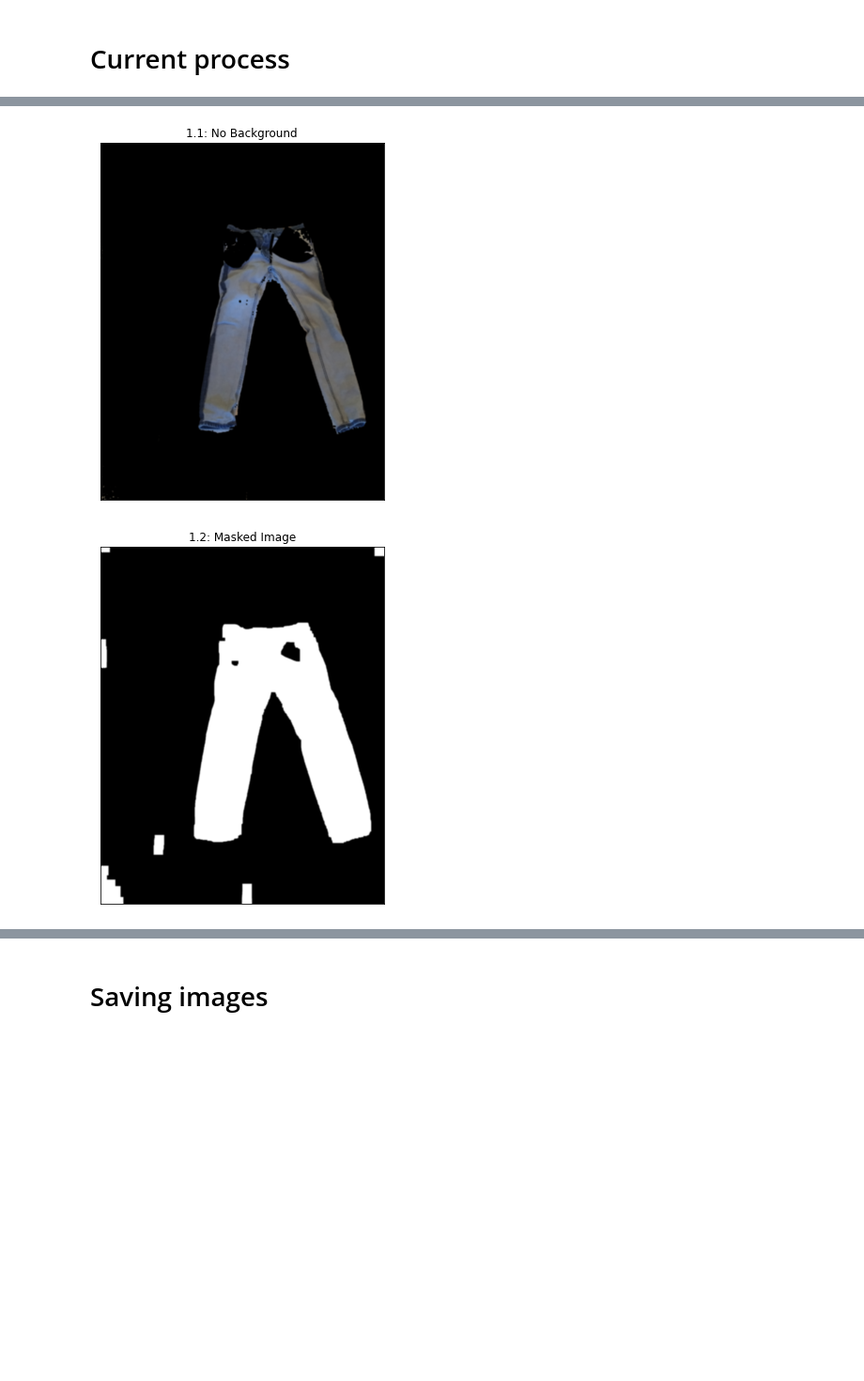
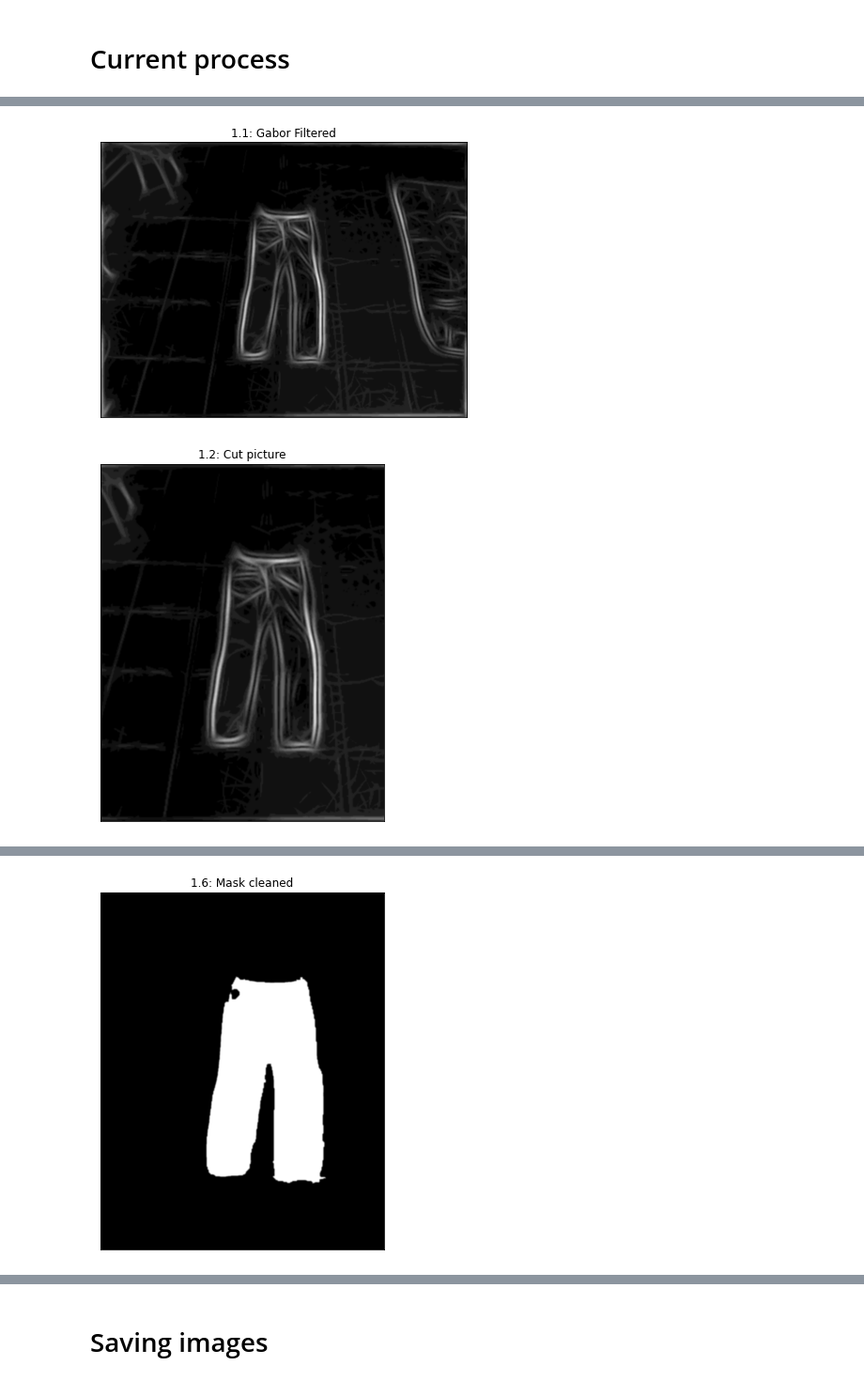
Before and after one commit to ensapra/TreballFinaldeGrau, a Jupyter notebook: ComputerVision/Part A Improved.ipynb, the cells around one changed output, grey strips where cells are left out. Shown at 94% size. Cells and saved outputs as stored; diff of their text form; code cells hidden in the pictures; blank space fills up the shorter version.

```diff
--- a/ComputerVision/Part A Improved.ipynb
+++ b/ComputerVision/Part A Improved.ipynb
@@ -117,0 +85,41 @@ def apply_filter(img, filters):
+# %%
+def apply_filter(img, filters):
+    #Normalize Image
+    img = (img - img.mean()) / img.std()
+
+    # This general function is designed to apply filters to our image
+    # First create a numpy array the same size as our input image
+    newimage = np.zeros_like(img)
+    appliedFilters = []
+    # Starting with a blank image, we loop through the images and apply our Gabor Filter
+    # On each iteration, we take the highest value (super impose), until we have the max value across all filters
+    # The final image is returned
+    depth = -1 # remain depth same as original image
+
+    for kern in filters:  # Loop through the kernels in our GaborFilter
+        image_filter = np.sqrt(nd.convolve(img, np.real(kern), mode='wrap')**2 +
+                   nd.convolve(img, np.imag(kern), mode='wrap')**2)
+        # Using Numpy.maximum to compare our filter and cumulative image, taking the higher value (max)
+        np.maximum(newimage, image_filter, newimage)
+    #newimage = np.array(newimage, dtype='int')
+    newimage = np.uint8(newimage)
+    return newimage
+# %%
+def create_gaborfilter():
+    #https://scikit-image.org/docs/0.11.x/auto_examples/plot_gabor.html
+    # This function is designed to produce a set of GaborFilters
+    # an even distribution of theta values equally distributed amongst pi rad / 180 degree
+
+    filters = []
+    num_filters = 16
+    ksize = 35  # The local area to evaluate
+    sigma = 4.0
+    # Larger Values produce more edges
+    lambd = 10.0 #distancia entre picos
+    gamma = 0.5 #com d'eliptic
+    psi = 0  # Offset value - lower generates cleaner results
+    for theta in np.arange(0, np.pi, np.pi / num_filters):  # Theta is the orientation for edge detection
+        kern = cv2.getGaborKernel((ksize, ksize), sigma, theta, lambd, gamma, psi, ktype=cv2.CV_64F)
+        kern /= 1.0 * kern.sum()  # Brightness normalization
+        filters.append(kern)
+    return filters
@@ -405,7 +480,7 @@ def getTopPants(image_og, image, imageMask, corners, scalingFactor, DEBUG = Fals
 # %% [markdown]
 # Current process
 # %%
-PictureRoute = r'Data\NewDataset\Reverse_Up\1652615425184.jpg'
+PictureRoute = r'Data\NewDataset\Reverse_Up\1652615425109.jpg'
 scalingFactor = 1/8.0
 x1 = 600
 x2 = 3000
@@ -419,5 +494,5 @@ showimage(image, pltTitle='Original')
 # %%
-imageCut, imageDown, imageMask,_ = extractBKG(image,  x1 = x1, x2 = x2,y1 = y1, y2 = y2,DEBUG = True)
+imageCut, imageDown, imageMask,_ = extractBKG1(image,  x1 = x1, x2 = x2,y1 = y1, y2 = y2,DEBUG = True)
 # %% [output]
-[figure, old version]
+[figure, new version]
-[figure, old version]
+[figure, new version]
@@ -426,0 +502 @@ imageCut, imageDown, imageMask,_ = extractBKG(image,  x1 = x1, x2 = x2,y1 = y1,
+[figure, added]
```
Also changed, not shown: parts of 23 cells of this notebook.
